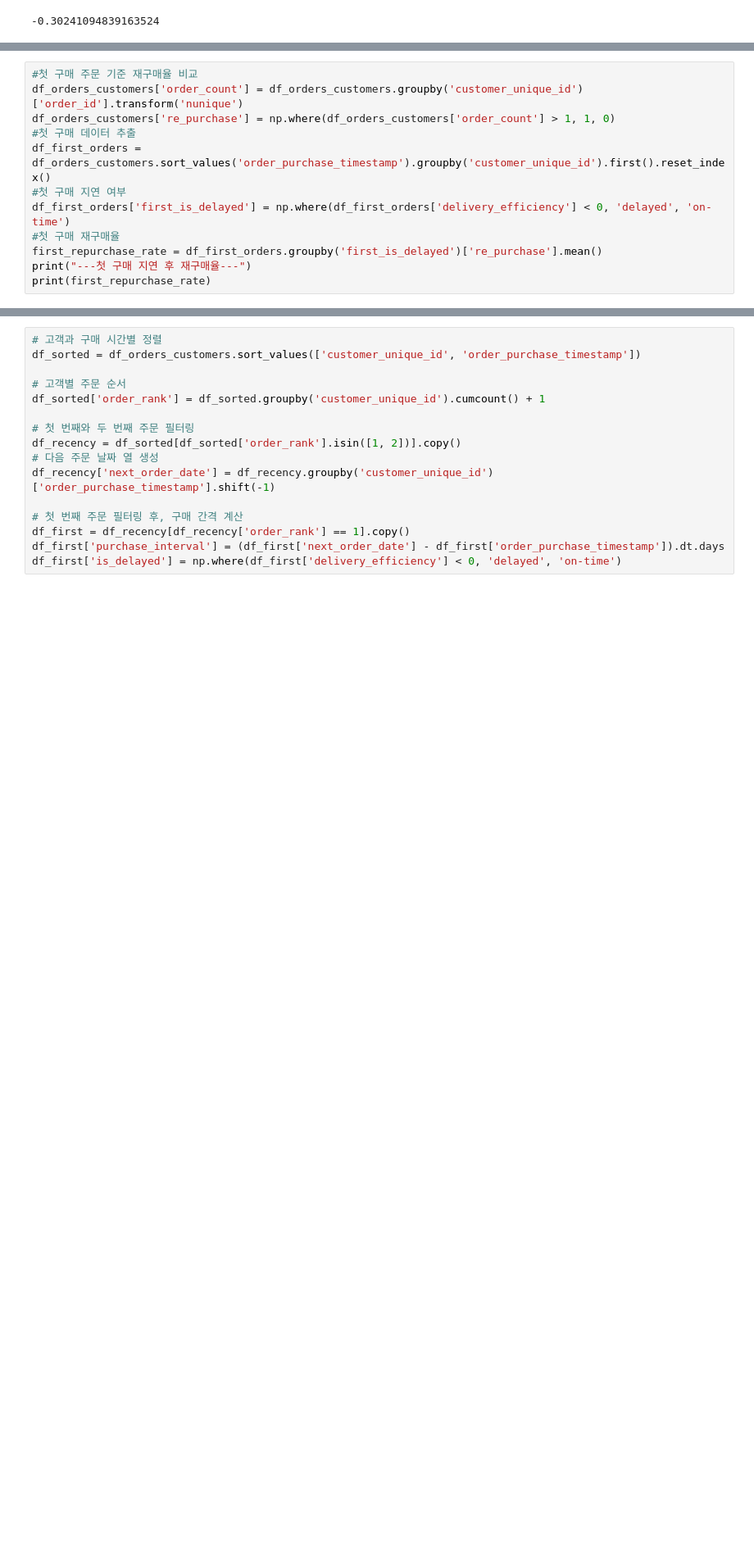
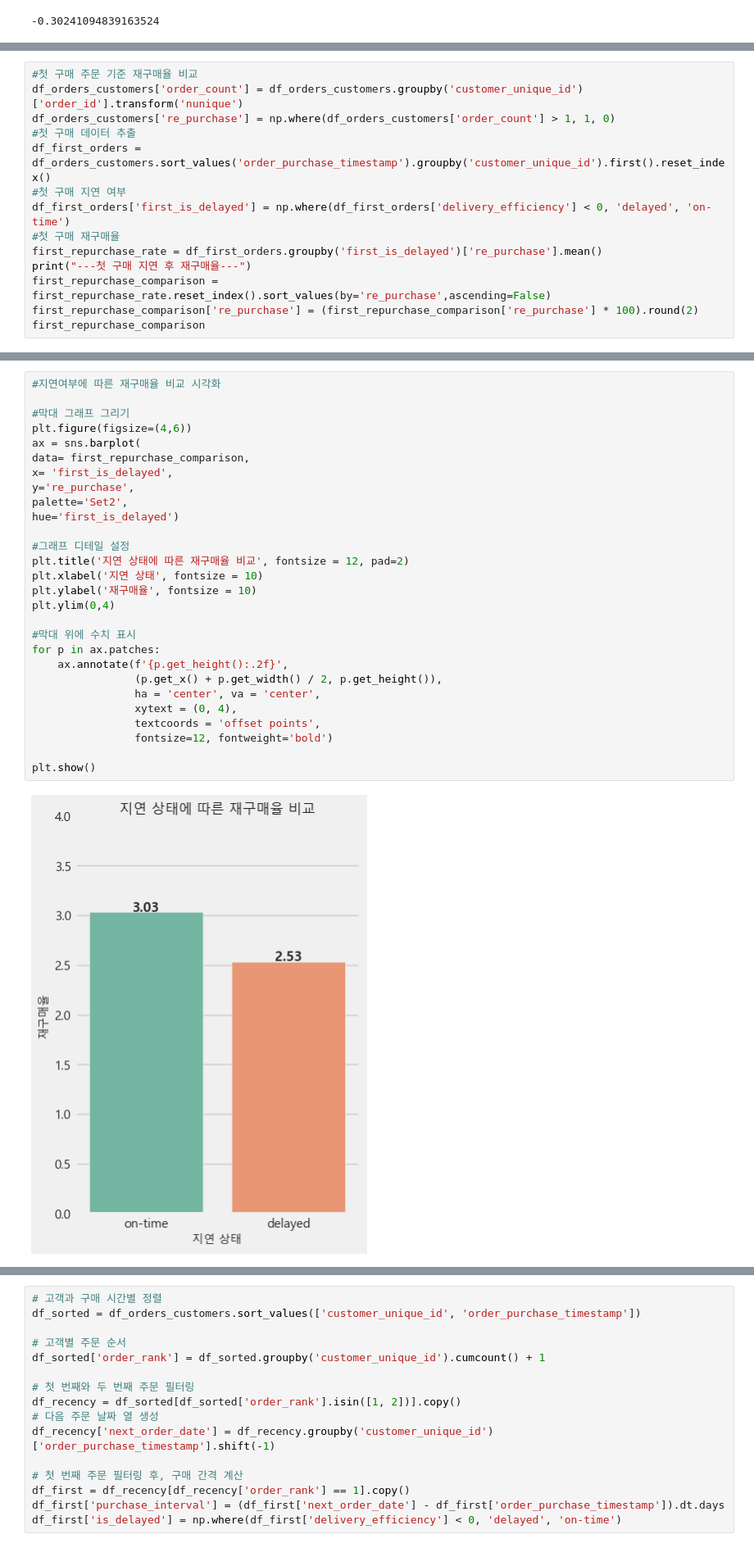
Before and after one commit to eunsung20311-dot/Olist-E-commerce-Analysis, a Jupyter notebook: 2.Hypothesis_Testing.ipynb, the cells around one changed output, grey strips where cells are left out. Shown at 82% size. Saved outputs shown, nothing was run; the diff lists cells and outputs as text; blank space fills up the shorter version.

```diff
--- a/2.Hypothesis_Testing.ipynb
+++ b/2.Hypothesis_Testing.ipynb
@@ -296,6 +298,8 @@ df_first_orders['first_is_delayed'] = np.where(df_first_orders['delivery_efficie
 #첫 구매 재구매율
 first_repurchase_rate = df_first_orders.groupby('first_is_delayed')['re_purchase'].mean()
 print("---첫 구매 지연 후 재구매율---")
-print(first_repurchase_rate)
+first_repurchase_comparison = first_repurchase_rate.reset_index().sort_values(by='re_purchase',ascending=False)
+first_repurchase_comparison['re_purchase'] = (first_repurchase_comparison['re_purchase'] * 100).round(2)
+first_repurchase_comparison
 # %% [output]
 ---첫 구매 지연 후 재구매율---
@@ -306 +309,31 @@ Name: re_purchase, dtype: float64
+# %%
+#지연여부에 따른 재구매율 비교 시각화
+
+#막대 그래프 그리기
+plt.figure(figsize=(4,6))
+ax = sns.barplot(
+data= first_repurchase_comparison,
+x= 'first_is_delayed',
+y='re_purchase',
+palette='Set2',
+hue='first_is_delayed')
+
+#그래프 디테일 설정
+plt.title('지연 상태에 따른 재구매율 비교', fontsize = 12, pad=2)
+plt.xlabel('지연 상태', fontsize = 10)
+plt.ylabel('재구매율', fontsize = 10)
+plt.ylim(0,4)
+
+#막대 위에 수치 표시
+for p in ax.patches:
+    ax.annotate(f'{p.get_height():.2f}',
+                (p.get_x() + p.get_width() / 2, p.get_height()),
+                ha = 'center', va = 'center',
+                xytext = (0, 4),
+                textcoords = 'offset points',
+                fontsize=12, fontweight='bold')
+
+plt.show()
+# %% [output]
+[figure, added]
 # %% [markdown]
```
Also changed, not shown: parts of 25 cells of this notebook.
